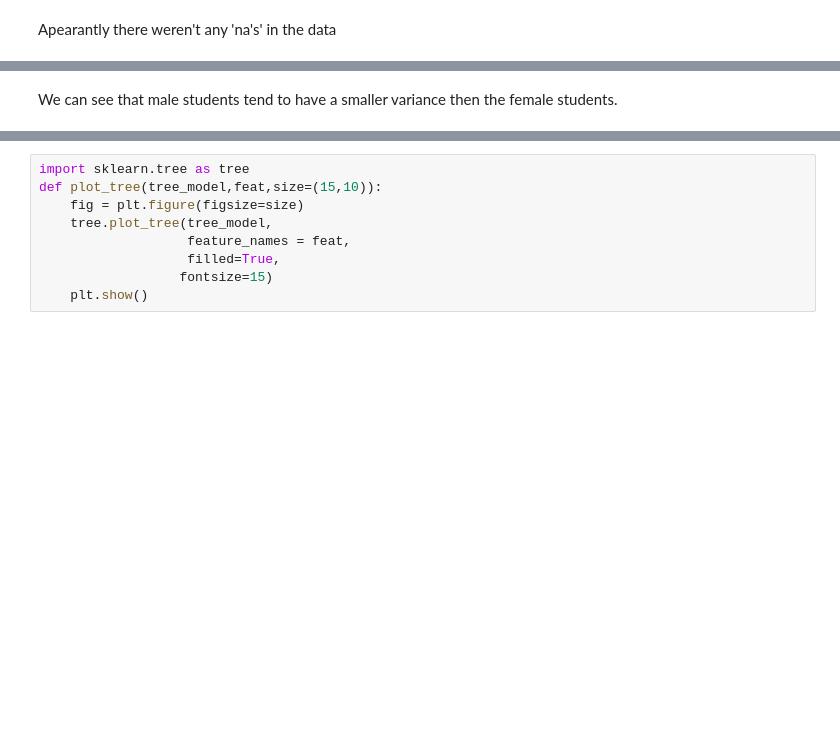
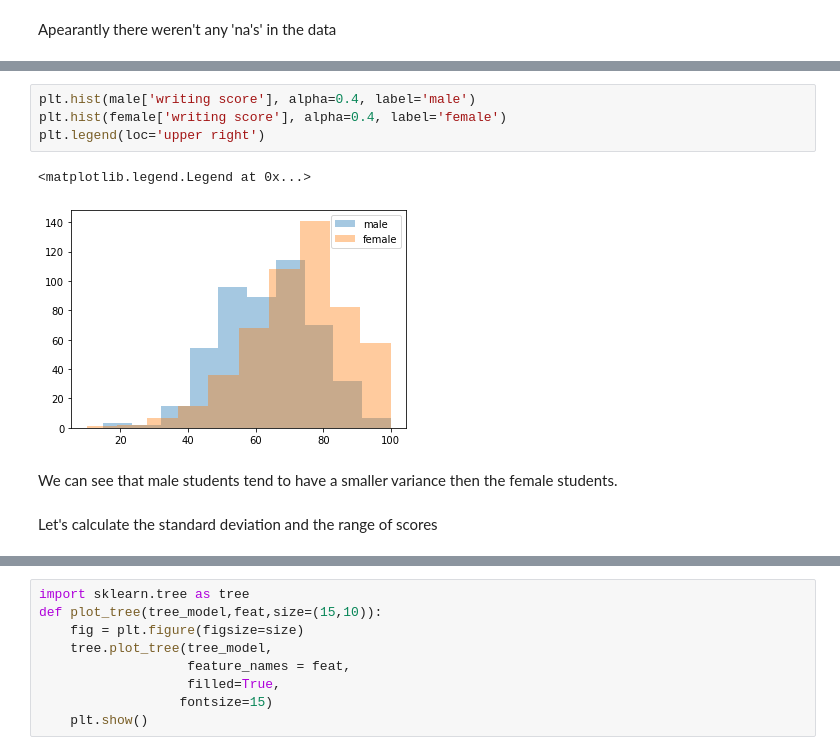
Before and after one commit to ShaiAharon/DataScience2021, a Jupyter notebook: tirgul_9/tirgul9.ipynb, the cells around one changed output, grey strips where cells are left out. Cells and saved outputs as stored; diff of their text form; blank space fills up the shorter version.

```diff
--- a/tirgul_9/tirgul9.ipynb
+++ b/tirgul_9/tirgul9.ipynb
@@ -44,2 +131,11 @@ data.groupby('gender').var()
+# %%
+plt.hist(male['writing score'], alpha=0.4, label='male')
+plt.hist(female['writing score'], alpha=0.4, label='female')
+plt.legend(loc='upper right')
+# %% [output]
+<matplotlib.legend.Legend at 0x...>
+[figure, added]
 # %% [markdown]
 We can see that male students tend to have a smaller variance then the female students.
+# %% [markdown]
+Let's calculate the standard deviation and the range of scores
```
Also changed, not shown: parts of 111 cells of this notebook.
